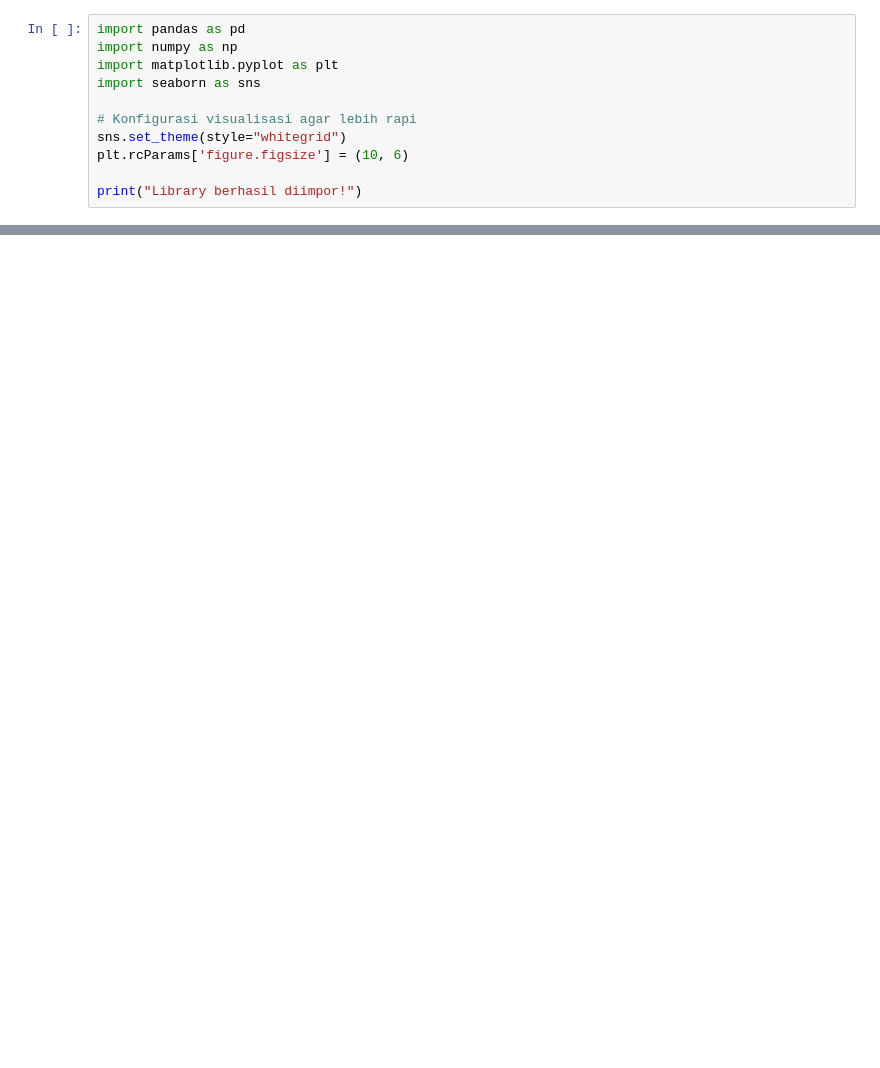
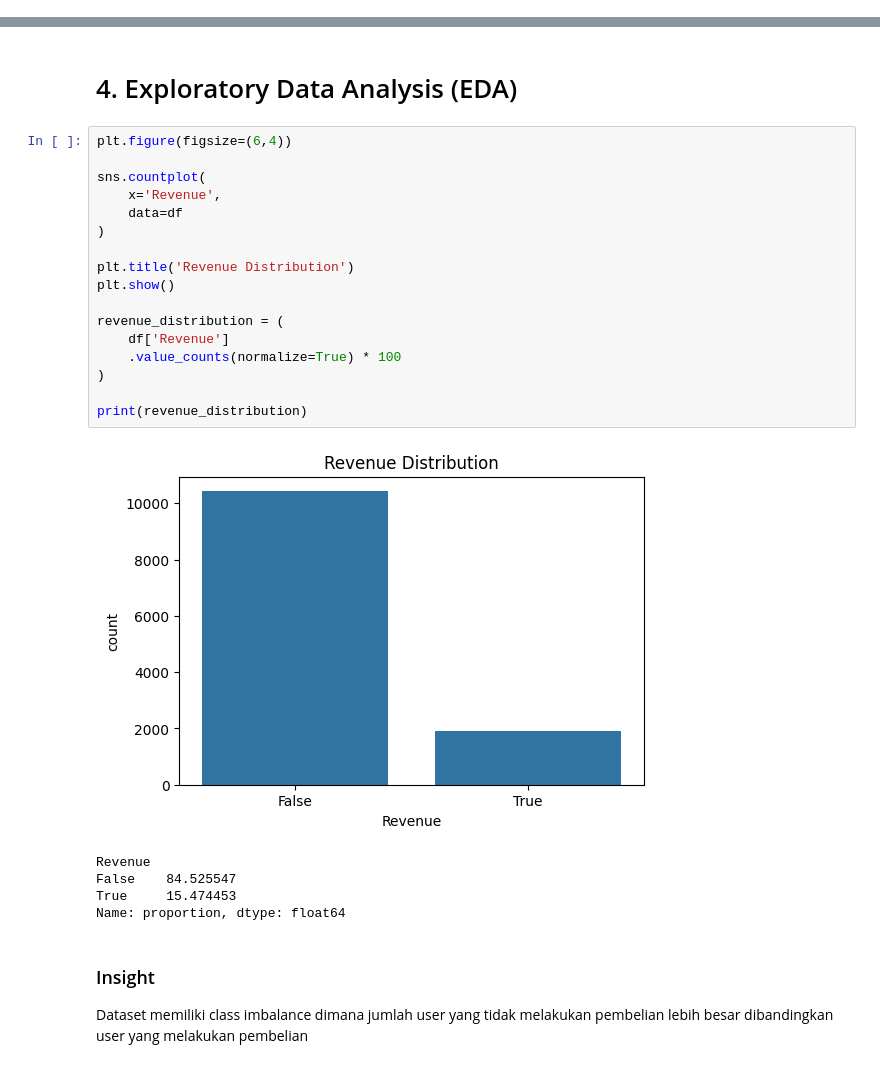
Before and after one commit to dazidhan/Eksperimen_SML_Dhaffa-Zikrullah-Ramadhan, a Jupyter notebook: preprocessing/Eksperimen_Dhaffa_Zikrullah_Ramadhan.ipynb, the cells around one changed output, grey strips where cells are left out. Drawn from its saved outputs; the diff is of its cells as text; blank space fills up the shorter version.

```diff
--- a/preprocessing/Eksperimen_Dhaffa_Zikrullah_Ramadhan.ipynb
+++ b/preprocessing/Eksperimen_Dhaffa_Zikrullah_Ramadhan.ipynb
@@ -12,11 +0,0 @@ Pada tahap ini, Anda perlu mengimpor beberapa pustaka (library) Python yang dibu
-# %%
-import pandas as pd
-import numpy as np
-import matplotlib.pyplot as plt
-import seaborn as sns
-
-# Konfigurasi visualisasi agar lebih rapi
-sns.set_theme(style="whitegrid")
-plt.rcParams['figure.figsize'] = (10, 6)
-
-print("Library berhasil diimpor!")
@@ -256,0 +125,31 @@ Data berhasil distandarisasi. Berikut sampel X_train:
+# %% [markdown]
+
+# 4. Exploratory Data Analysis (EDA)
+# %%
+plt.figure(figsize=(6,4))
+
+sns.countplot(
+    x='Revenue',
+    data=df
+)
+
+plt.title('Revenue Distribution')
+plt.show()
+
+revenue_distribution = (
+    df['Revenue']
+    .value_counts(normalize=True) * 100
+)
+
+print(revenue_distribution)
+# %% [output]
+[figure, added]
+Revenue
+False    84.525547
+True     15.474453
+Name: proportion, dtype: float64
+# %% [markdown]
+
+### Insight
+
+Dataset memiliki class imbalance dimana jumlah user yang tidak melakukan pembelian lebih besar dibandingkan user yang melakukan pembelian
```
Also changed, not shown: parts of 53 cells of this notebook, 1 other file.
